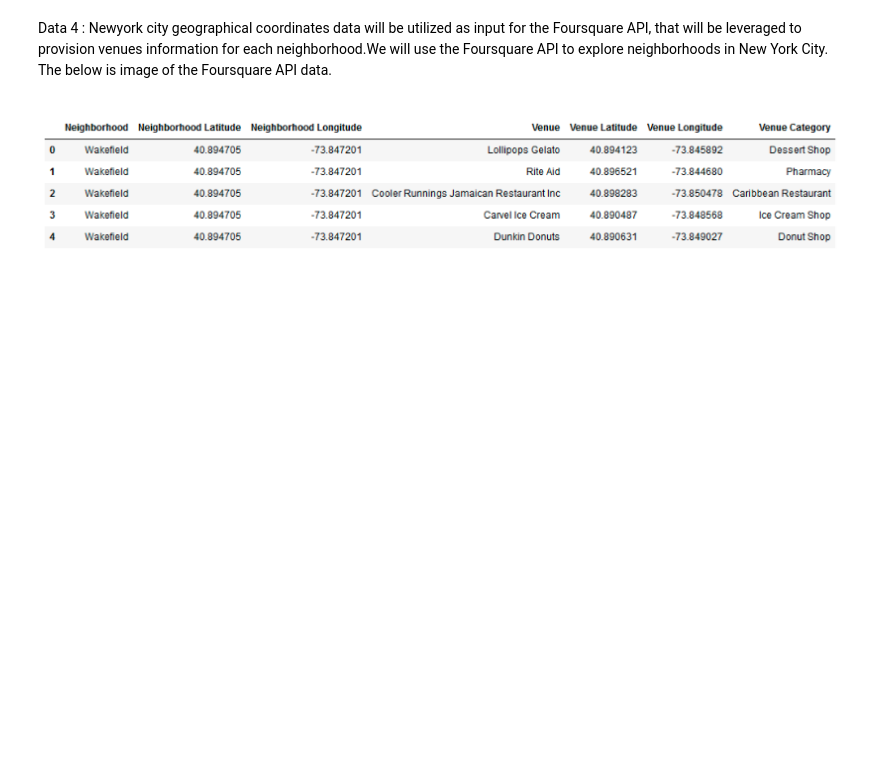
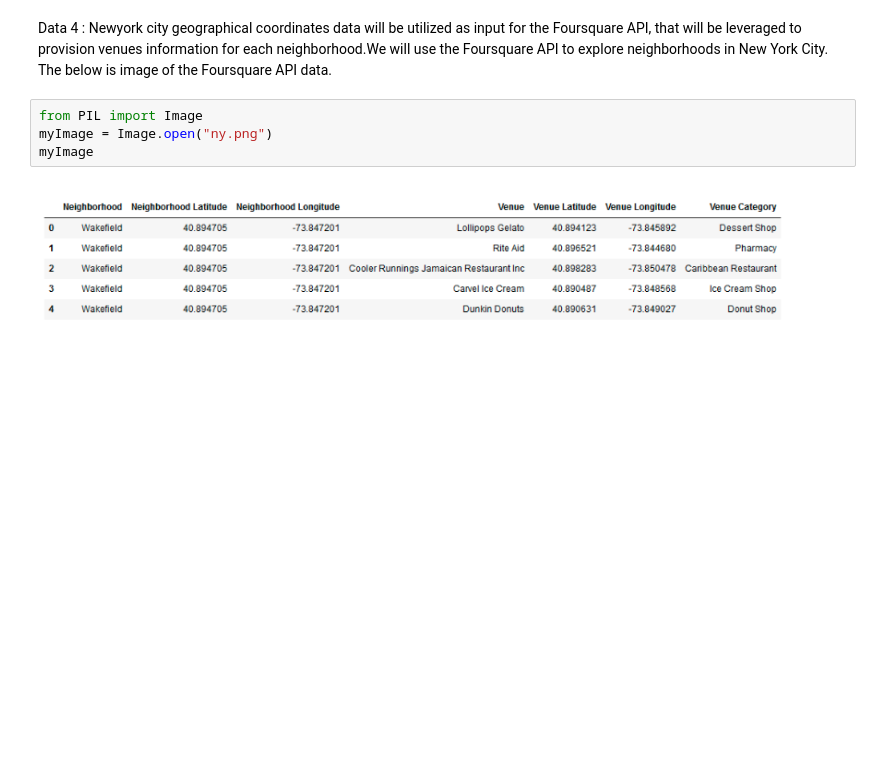
Before and after one commit to datascience-gvr17/capstone, a Jupyter notebook: The Battle Of Neighborhoods Week-1 Part-2.ipynb, the cells around one changed output. Drawn from its saved outputs; the diff is of its cells as text; blank space fills up the shorter version.

```diff
--- a/The Battle Of Neighborhoods Week-1 Part-2.ipynb
+++ b/The Battle Of Neighborhoods Week-1 Part-2.ipynb
@@ -39,5 +39,9 @@ https://en.wikipedia.org/wiki/List_of_Michelin_starred_restaurants_in_New_York_C
 Data 4 : Newyork city geographical coordinates data will be utilized as input for the Foursquare API, that will be leveraged to provision venues information for each neighborhood.We will use the Foursquare API to explore neighborhoods in New York City. The below is image of the Foursquare API data.
 # %% [markdown]
 Data 4 : Newyork city geographical coordinates data will be utilized as input for the Foursquare API, that will be leveraged to provision venues information for each neighborhood.We will use the Foursquare API to explore neighborhoods in New York City. The below is image of the Foursquare API data.
-# %% [markdown]
-![image.png](attachment:image.png)
+# %%
+from PIL import Image
+myImage = Image.open("ny.png")
+myImage
+# %% [output]
+[figure, added]
```
